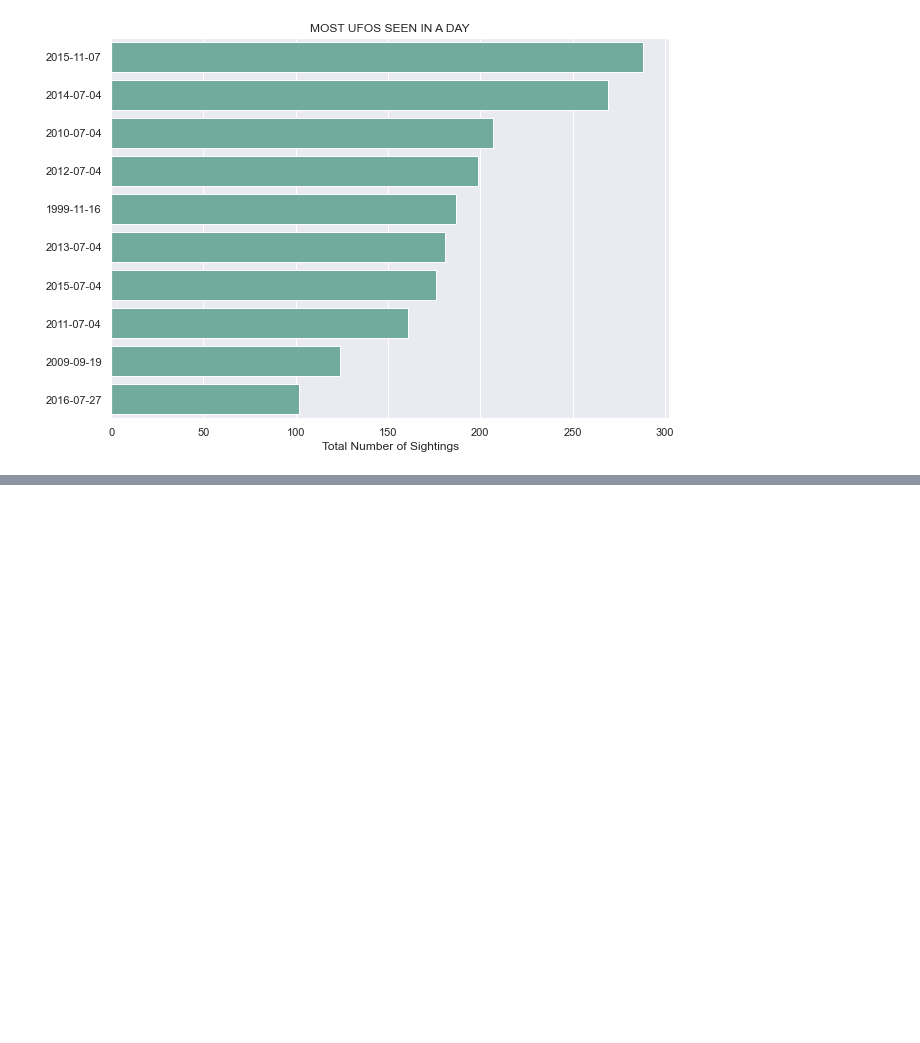
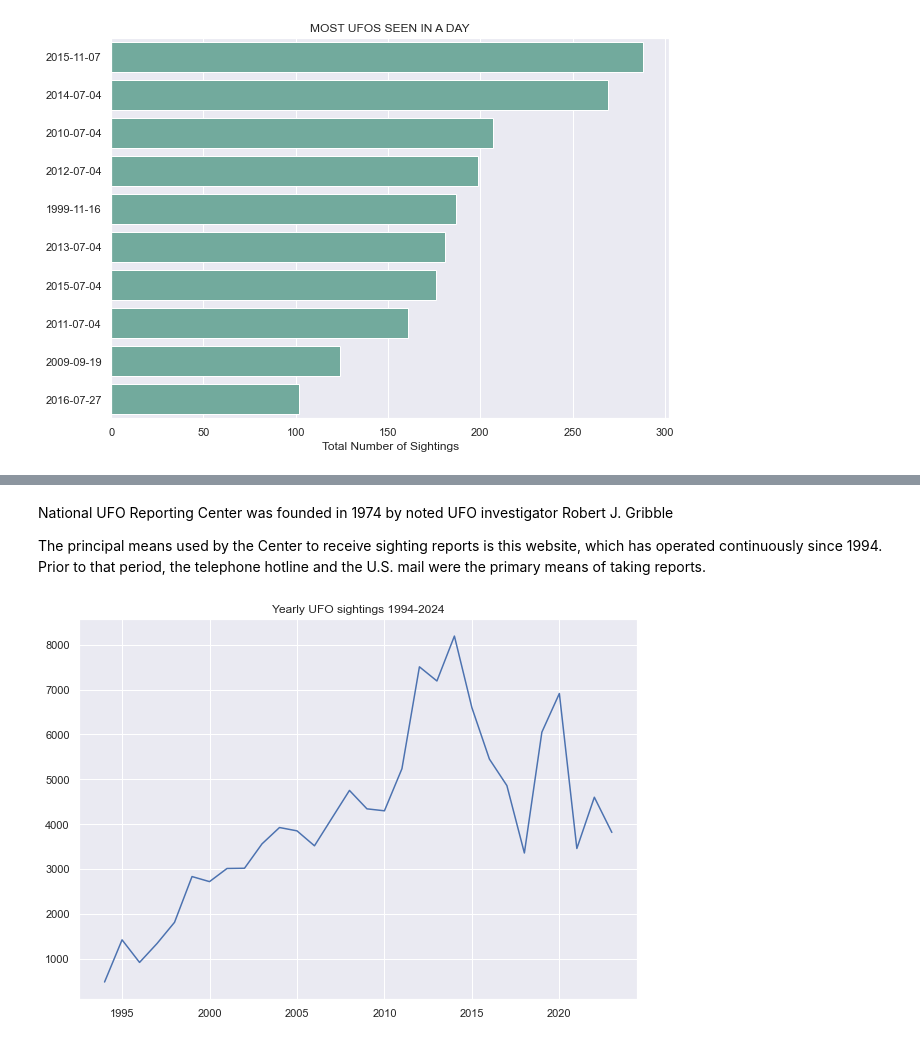
Before and after one commit to t-white-21/ufo-exploration, a Jupyter notebook: notebooks/ufo_times.ipynb, the cells around one changed output, grey strips where cells are left out. Saved outputs shown, nothing was run; the diff lists cells and outputs as text; code cells hidden in the pictures; blank space fills up the shorter version.

```diff
--- a/notebooks/ufo_times.ipynb
+++ b/notebooks/ufo_times.ipynb
@@ -177,0 +311,32 @@ ax.set(ylabel=None)
+# %% [markdown]
+National UFO Reporting Center was founded in 1974 by noted UFO investigator Robert J. Gribble
+
+The principal means used by the Center to receive sighting reports is this website, which has operated continuously since 1994.   Prior to that period, the telephone hotline and the U.S. mail were the primary means of taking reports.
+# %%
+# set plot style: grey grid in the background:
+nuforc_year = year_counts[year_counts['year'] >= 1994]
+
+sns.set(style="darkgrid")
+
+# Set the figure size
+plt.figure(figsize=(10, 7))
+
+#set palette
+#sns.set_palette("muted")
+
+ax = sns.lineplot(data=nuforc_year, x='year', y='count')
+;
+
+plt.title('Yearly UFO sightings 1994-2024')
+#ax.set(title=None)
+ax.set(xlabel=None)
+ax.set(ylabel=None);
+#sns.move_legend(ax, "upper left", bbox_to_anchor=(1, 1), title=None)
+#plt.legend(title=None)
+
+#ax.get_yaxis().set_major_formatter(mpl.ticker.StrMethodFormatter('{x:,.0f}'))
+#ax.set_xticklabels(('May 1', 'May 15', 'Jun 1', 'Jun 15', 'Jul 1', 'Jul 15', 'Aug 1'))
+
+plt.savefig('Yearly UFO sightings 1994-2024')
+# %% [output]
+[figure, added]
```
Also changed, not shown: parts of 11 cells of this notebook, 3 other files.
